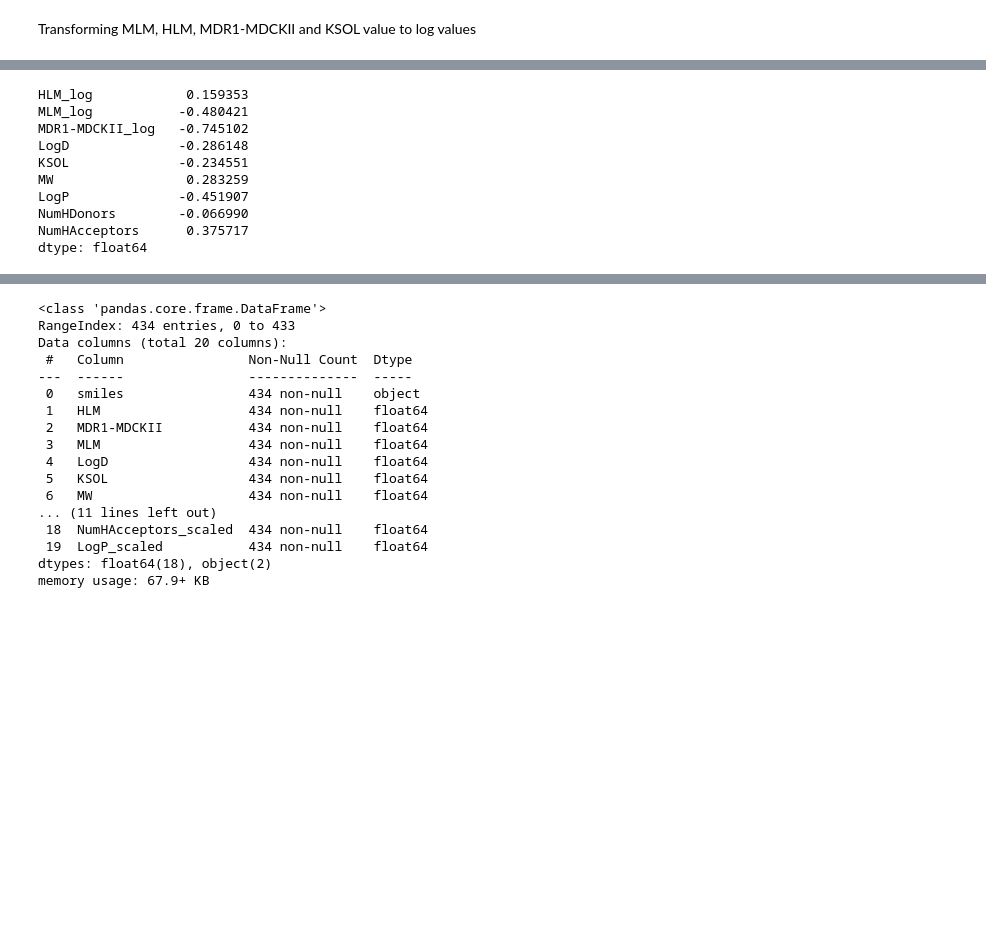
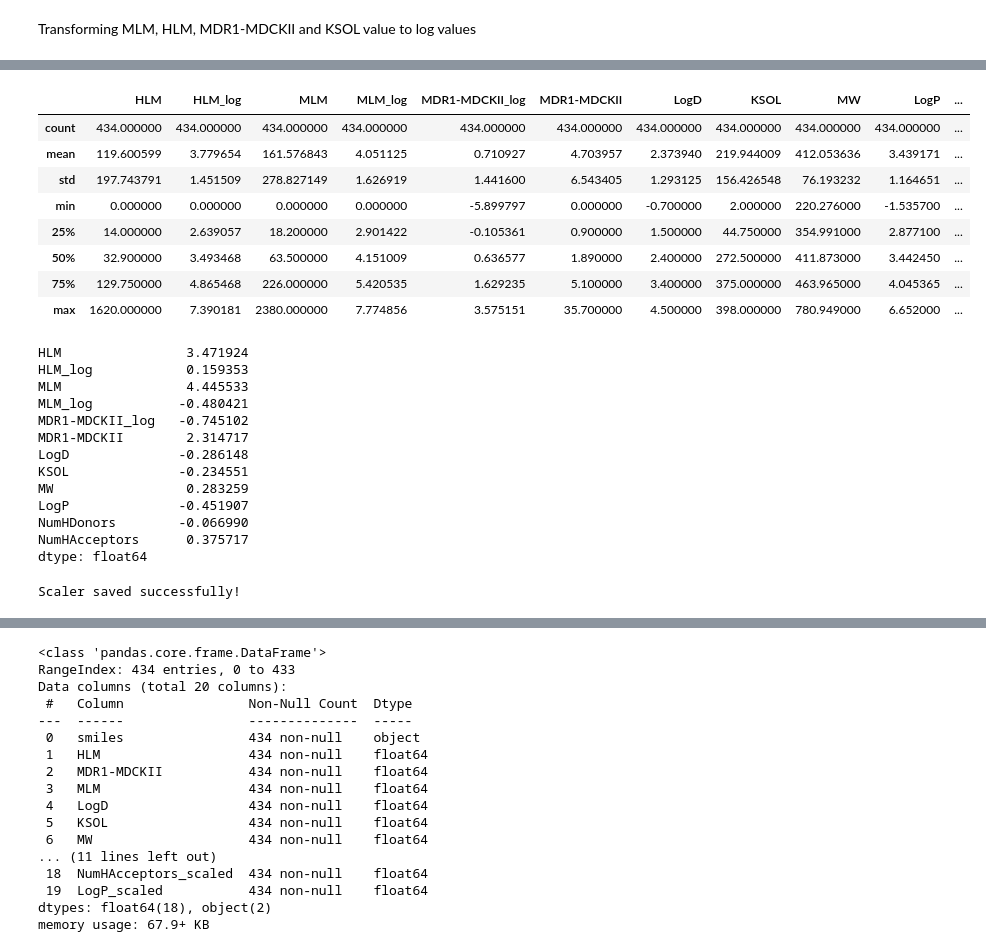
Before and after one commit to BalamuruganThirukonda/Polaris_competition, a Jupyter notebook: ADMET.ipynb, the cells around one changed output, grey strips where cells are left out. Cells and saved outputs as stored; diff of their text form; code cells hidden in the pictures; blank space fills up the shorter version.

```diff
--- a/ADMET.ipynb
+++ b/ADMET.ipynb
@@ -614,12 +652,27 @@ train_df[['HLM_log', 'MLM_log', 'MDR1-MDCKII_log', 'LogD', 'KSOL',	'MW', 'LogP',
 # %%
 train_df[['HLM_log', 'MLM_log', 'MDR1-MDCKII_log']] = train_df[['HLM_log', 'MLM_log', 'MDR1-MDCKII_log']].replace([-np.inf], 0)
+# %%
+train_df[['HLM', 'HLM_log', 'MLM', 'MLM_log', 'MDR1-MDCKII_log', 'MDR1-MDCKII', 'LogD', 'KSOL',	'MW', 'LogP', 'NumHDonors', 'NumHAcceptors']].describe()
+# %% [output]
+|  | HLM | HLM_log | MLM | MLM_log | MDR1-MDCKII_log | MDR1-MDCKII | LogD | KSOL | MW | LogP | ... |
+| count | 434.000000 | 434.000000 | 434.000000 | 434.000000 | 434.000000 | 434.000000 | 434.000000 | 434.000000 | 434.000000 | 434.000000 | ... |
+| mean | 119.600599 | 3.779654 | 161.576843 | 4.051125 | 0.710927 | 4.703957 | 2.373940 | 219.944009 | 412.053636 | 3.439171 | ... |
+| std | 197.743791 | 1.451509 | 278.827149 | 1.626919 | 1.441600 | 6.543405 | 1.293125 | 156.426548 | 76.193232 | 1.164651 | ... |
+| min | 0.000000 | 0.000000 | 0.000000 | 0.000000 | -5.899797 | 0.000000 | -0.700000 | 2.000000 | 220.276000 | -1.535700 | ... |
+| 25% | 14.000000 | 2.639057 | 18.200000 | 2.901422 | -0.105361 | 0.900000 | 1.500000 | 44.750000 | 354.991000 | 2.877100 | ... |
+| 50% | 32.900000 | 3.493468 | 63.500000 | 4.151009 | 0.636577 | 1.890000 | 2.400000 | 272.500000 | 411.873000 | 3.442450 | ... |
+| 75% | 129.750000 | 4.865468 | 226.000000 | 5.420535 | 1.629235 | 5.100000 | 3.400000 | 375.000000 | 463.965000 | 4.045365 | ... |
+| max | 1620.000000 | 7.390181 | 2380.000000 | 7.774856 | 3.575151 | 35.700000 | 4.500000 | 398.000000 | 780.949000 | 6.652000 | ... |
 # %%
-skewness_values = train_df[['HLM_log', 'MLM_log', 'MDR1-MDCKII_log', 'LogD', 'KSOL',	'MW', 'LogP', 'NumHDonors', 'NumHAcceptors']].skew()
+skewness_values = train_df[['HLM', 'HLM_log', 'MLM', 'MLM_log', 'MDR1-MDCKII_log', 'MDR1-MDCKII', 'LogD', 'KSOL',	'MW', 'LogP', 'NumHDonors', 'NumHAcceptors']].skew()
 print(skewness_values)
 # %% [output]
+HLM                3.471924
 HLM_log            0.159353
+MLM                4.445533
 MLM_log           -0.480421
 MDR1-MDCKII_log   -0.745102
+MDR1-MDCKII        2.314717
 LogD              -0.286148
 KSOL              -0.234551
 MW                 0.283259
@@ -651,3 +704,10 @@ test_df['NumHAcceptors_scaled'] = scaler5.transform(test_df[['NumHAcceptors']])
 
 train_df['LogP_scaled'] = scaler6.fit_transform(train_df[['LogP']])
 test_df['LogP_scaled'] = scaler6.transform(test_df[['LogP']])
+# %%
+import joblib
+joblib.dump(scaler1, "scaler_MDR1-MDCKII.pkl")
+joblib.dump(scaler2, "scaler_KSOL.pkl")
+print("Scaler saved successfully!")
+# %% [output]
+Scaler saved successfully!
```
Also changed, not shown: parts of 62 cells of this notebook.
